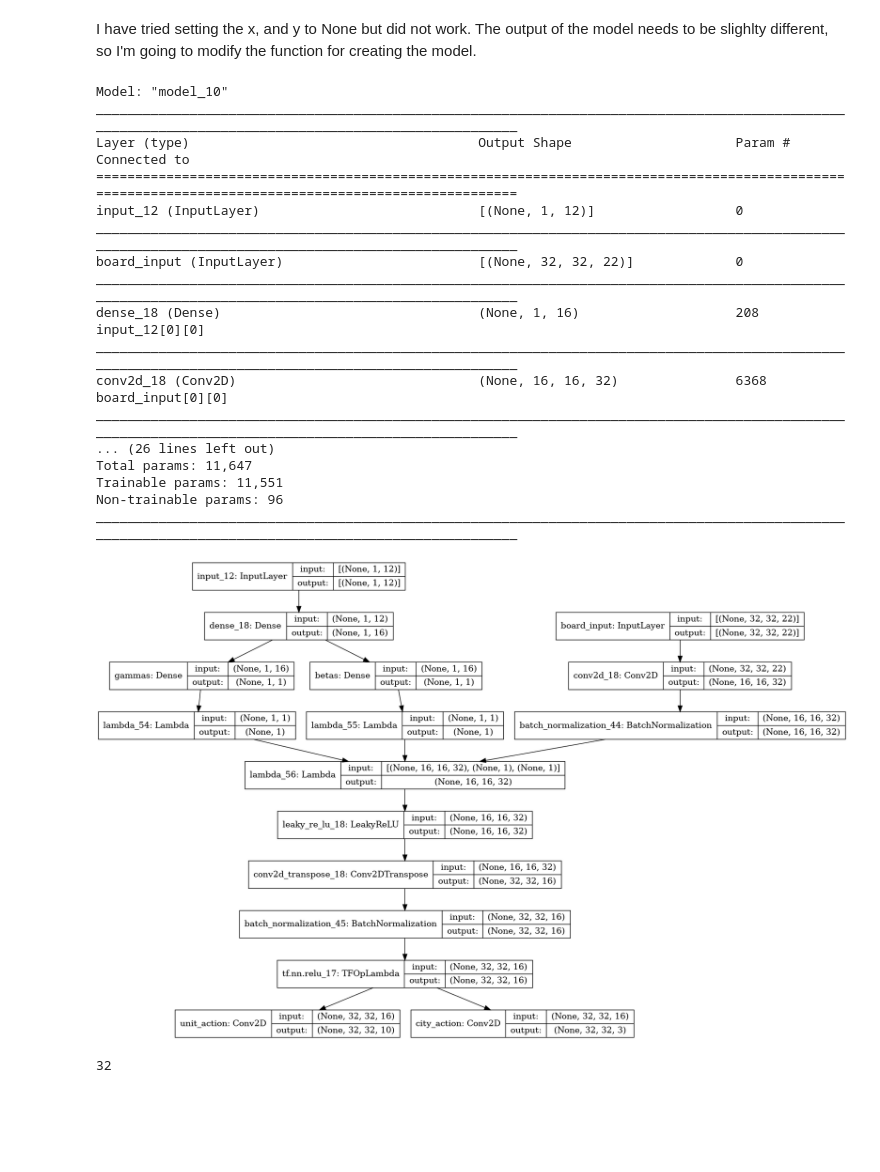
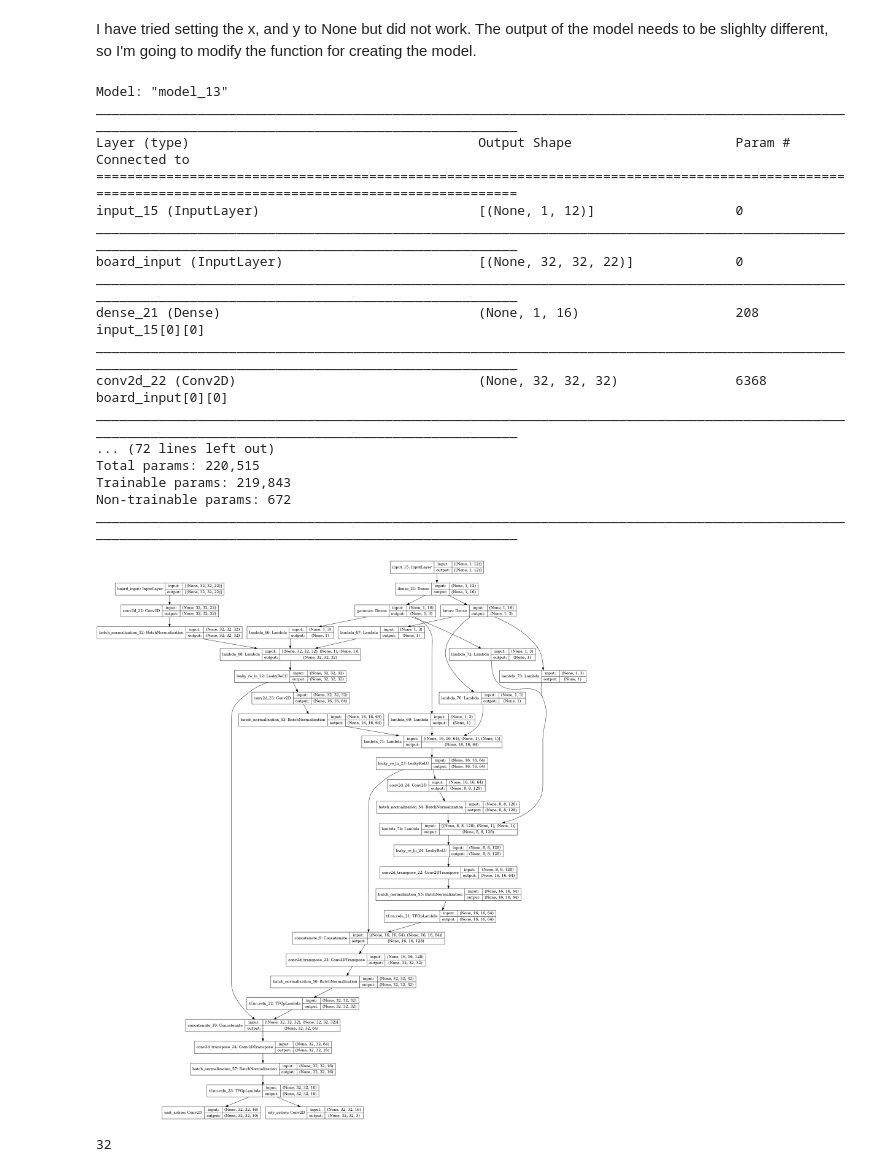
Before and after one commit to ironbar/luxai, a Jupyter notebook: notebooks/006_conditioned_unet.ipynb, the cells around one changed output. Saved outputs shown, nothing was run; the diff lists cells and outputs as text; code cells hidden in the pictures; blank space fills up the shorter version.

Commit message:
modified the architecture to avoid reducing input size on the first encoding layer

```diff
--- a/notebooks/006_conditioned_unet.ipynb
+++ b/notebooks/006_conditioned_unet.ipynb
@@ -150,39 +150,39 @@ I have tried setting the x, and y to None but did not work. The output of the mo
 # %%
 # Unet parameters
 config.INPUT_SHAPE = [32, 32, 22] #[512, 128, 1]
 config.FILTERS_LAYER_1 = 32 # 16
-config.N_LAYERS = 1 # 6
+config.N_LAYERS = 3 # 6
 config.ACT_LAST = 'sigmoid' # sigmoid
 # Condition parameters
 config.Z_DIM = 12 # 4
 config.CONTROL_TYPE = 'dense' # dense
 config.FILM_TYPE = 'simple' # simple
 config.N_NEURONS = [16] # [16, 64, 256]
 config.N_CONDITIONS = config.N_LAYERS # 6 this should be the same as the number of layers
 
 
 model = cunet_luxai_model(config)
 model.summary(line_length=150)
 keras.utils.plot_model(model, show_shapes=True)
 # %% [output]
-Model: "model_10"
+Model: "model_13"
 ______________________________________________________________________________________________________________________________________________________
 Layer (type)                                     Output Shape                     Param #           Connected to
 ======================================================================================================================================================
-input_12 (InputLayer)                            [(None, 1, 12)]                  0
+input_15 (InputLayer)                            [(None, 1, 12)]                  0
 ______________________________________________________________________________________________________________________________________________________
 board_input (InputLayer)                         [(None, 32, 32, 22)]             0
 ______________________________________________________________________________________________________________________________________________________
-dense_18 (Dense)                                 (None, 1, 16)                    208               input_12[0][0]
+dense_21 (Dense)                                 (None, 1, 16)                    208               input_15[0][0]
 ______________________________________________________________________________________________________________________________________________________
-conv2d_18 (Conv2D)                               (None, 16, 16, 32)               6368              board_input[0][0]
+conv2d_22 (Conv2D)                               (None, 32, 32, 32)               6368              board_input[0][0]
 ______________________________________________________________________________________________________________________________________________________
-... (26 lines left out)
-Total params: 11,647
-Trainable params: 11,551
-Non-trainable params: 96
+... (72 lines left out)
+Total params: 220,515
+Trainable params: 219,843
+Non-trainable params: 672
 ______________________________________________________________________________________________________________________________________________________
-[figure, old version]
+[figure, new version]
 # %%
 config.FILTERS_LAYER_1
 # %% [output]
```
Also changed, not shown: 2 other files.
